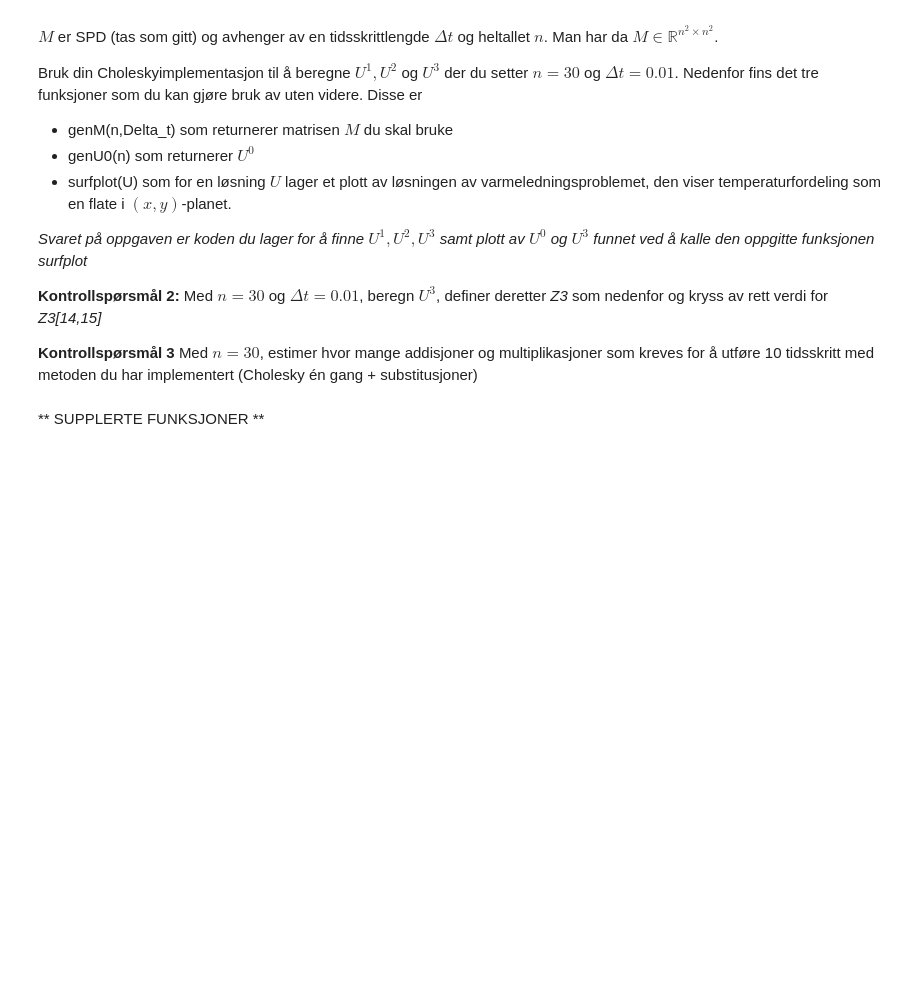
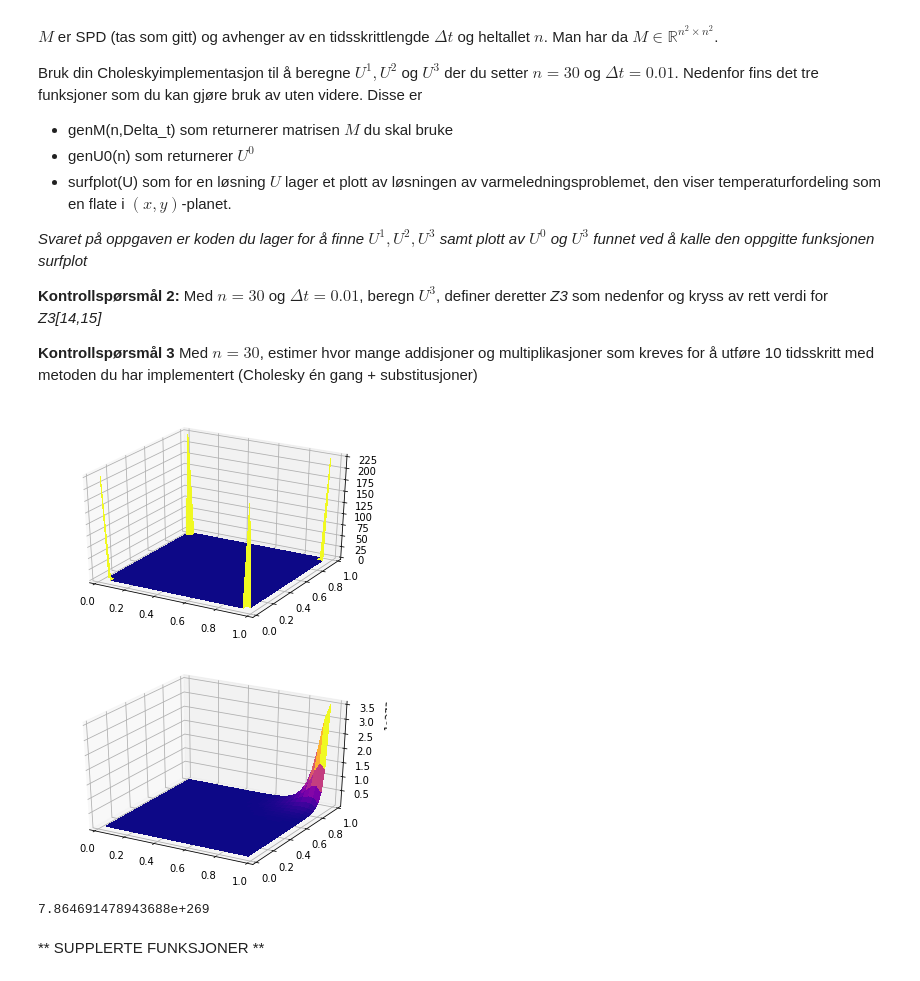
Before and after one commit to alexaoh/TMA4320, a Jupyter notebook: Oving5/O-Øving 5.ipynb, the cells around one changed output. Saved outputs shown, nothing was run; the diff lists cells and outputs as text; code cells hidden in the pictures; blank space fills up the shorter version.

```diff
--- a/Oving5/O-Øving 5.ipynb
+++ b/Oving5/O-Øving 5.ipynb
@@ -171,12 +166,38 @@ den oppgitte funksjonen surfplot*
 # %%
 # Her skriver du kode for å løse oppgave c
 #
 #  1. Hent U0 og beregn U1, U2, U3 ved bruk av dine cholesky- og substitfunksjoner
 #  2. Plott U0 og U3 med surfplot-funksjonen
+n = 30
+Delta_t = 0.01
+
+U0 = genU0(n)
+M = genM(n, Delta_t)
+
+def findU(M, U0):
+    L = cholesky(M)
+    x = substit(L,U0)
+    return x
+
+U = [U0]
+for i in range(3):
+    U.append(findU(M,U[i]))
+
+U0 = U[0]
+U1 = U[1]
+U2 = U[2]
+U3 = U[3]
+
+surfplot(U0)
+surfplot(U3)
 
 # For å svare på Kontrollspørsmål 2, aktiver følgende
-# Z3=np.reshape(U3,(n,n))
-# print(Z[14,15])
+Z3=np.reshape(U3,(n,n))
+print(Z3[14,15])
+# %% [output]
+[figure, added]
+[figure, added]
+7.864691478943688e+269
 # %% [markdown]
 ** SUPPLERTE FUNKSJONER **
 # %%
```
Also changed, not shown: parts of 2 cells of this notebook.
